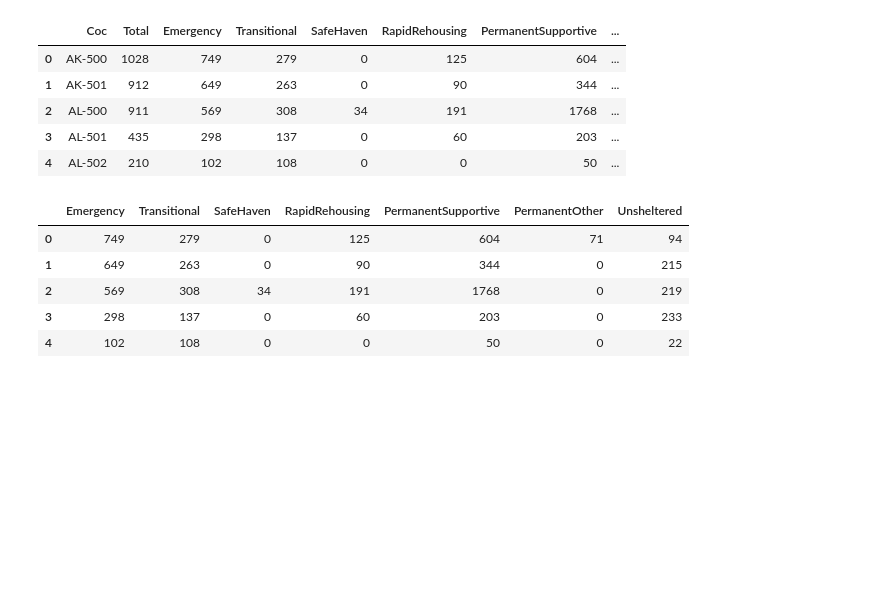
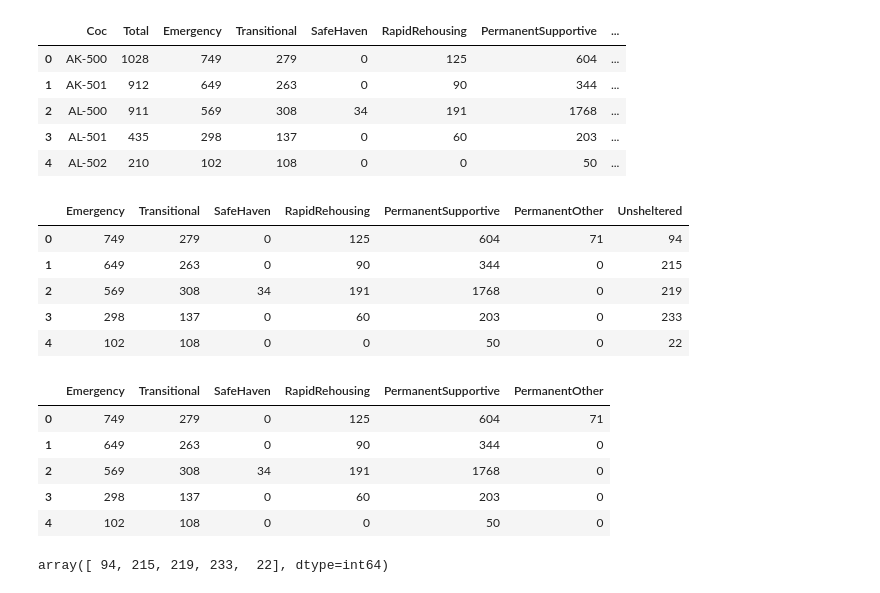
Before and after one commit to smsheehan/Class_Project, a Jupyter notebook: ML/Regressor_rf_sql_2018v1.ipynb, the cells around one changed output. Saved outputs shown, nothing was run; the diff lists cells and outputs as text; code cells hidden in the pictures; blank space fills up the shorter version.

```diff
--- a/ML/Regressor_rf_sql_2018v1.ipynb
+++ b/ML/Regressor_rf_sql_2018v1.ipynb
@@ -38,13 +38,22 @@ df_2018.head()
 | 4 | 102 | 108 | 0 | 0 | 50 | 0 | 22 |
 # %%
 # Define the features set.
-X = df_NAME.copy()
-X = X.drop("________", axis=1)
+X = df_2018.copy()
+X = X.drop("Unsheltered", axis=1)
 X.head()
+# %% [output]
+|  | Emergency | Transitional | SafeHaven | RapidRehousing | PermanentSupportive | PermanentOther |
+| 0 | 749 | 279 | 0 | 125 | 604 | 71 |
+| 1 | 649 | 263 | 0 | 90 | 344 | 0 |
+| 2 | 569 | 308 | 34 | 191 | 1768 | 0 |
+| 3 | 298 | 137 | 0 | 60 | 203 | 0 |
+| 4 | 102 | 108 | 0 | 0 | 50 | 0 |
 # %%
 # Define the target set.
-y = df_NAME["________"].ravel()
+y = df_2018["Unsheltered"].ravel()
 y[:5]
+# %% [output]
+array([ 94, 215, 219, 233,  22], dtype=int64)
 # %%
 # Splitting into Train and Test sets.
 X_train, X_test, y_train, y_test = train_test_split(X, y, random_state=78)
```
Also changed, not shown: parts of 4 cells of this notebook.
